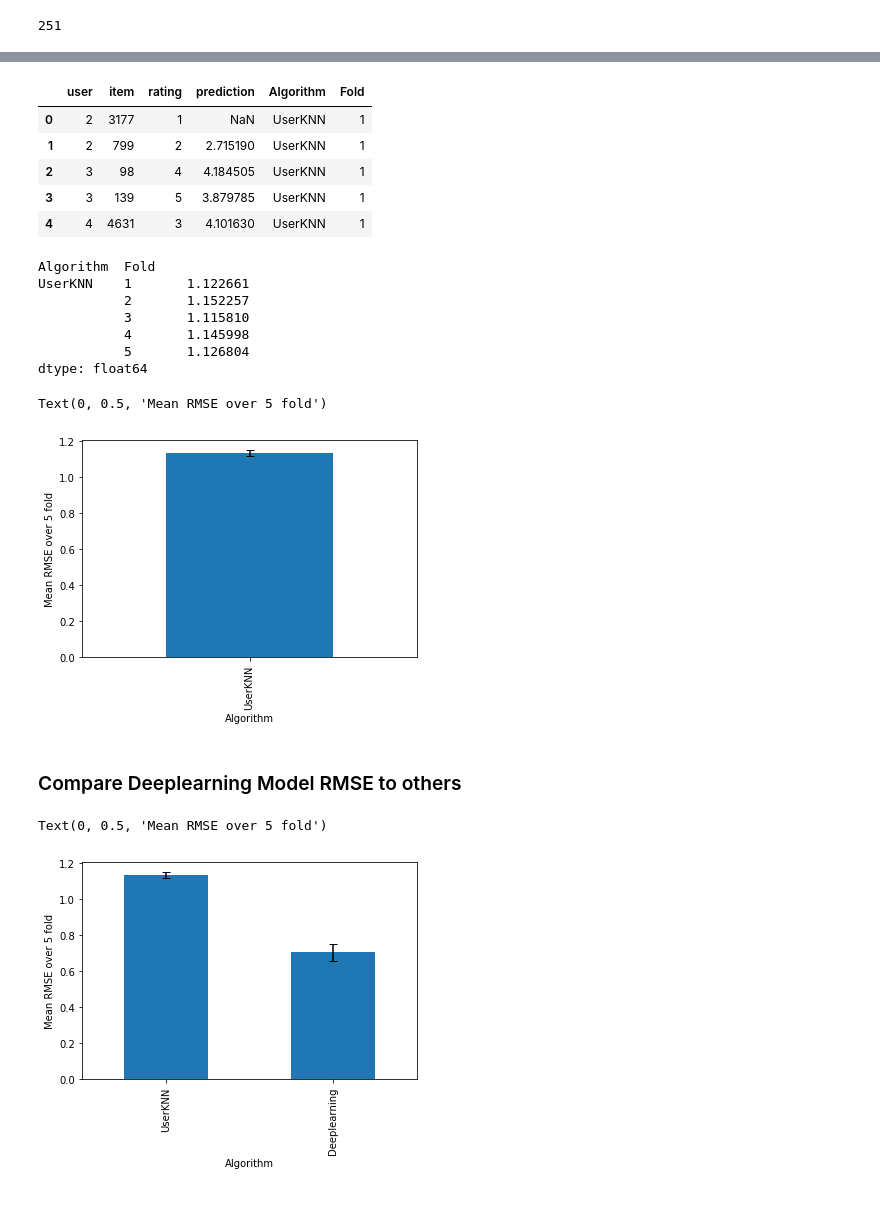
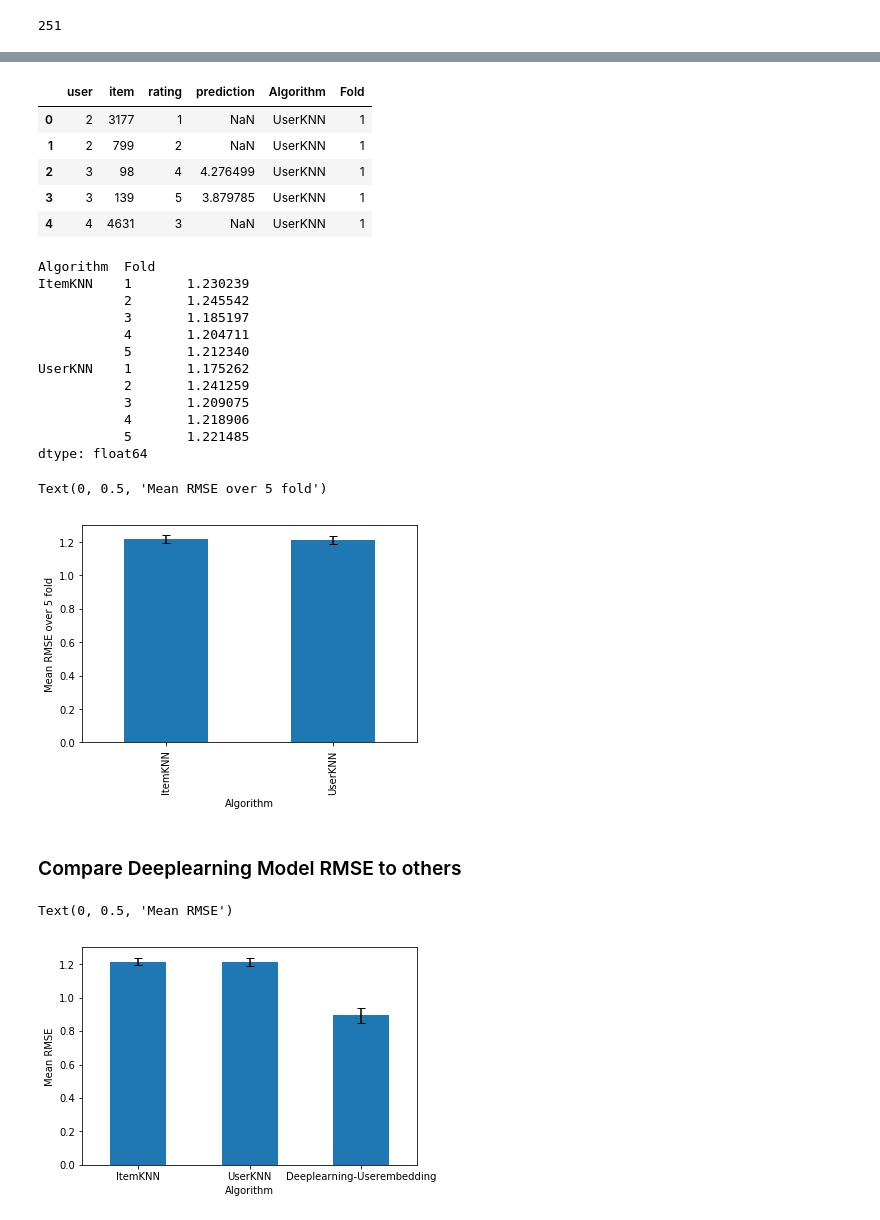
Before and after one commit to ordosnb/Deeplearning-Neural-Network-based-Recommendation-System, a Jupyter notebook: UserEmbedding.ipynb, the cells around one changed output, grey strips where cells are left out. Drawn from its saved outputs; the diff is of its cells as text; code cells hidden in the pictures.

```diff
--- a/UserEmbedding.ipynb
+++ b/UserEmbedding.ipynb
@@ -196,4 +195,4 @@ dense_4 = keras.layers.Dense(20,name='FullyConnected-3', activation='relu')(dens
 result = keras.layers.Dense(1, activation='relu',name='Activation')(dense_4)
 adam = Adam(lr=0.005)
 model = keras.Model([user_input, bs_input], result)
-model.compile(optimizer=adam,loss= 'mean_absolute_error', metrics=['accuracy'])
+model.compile(optimizer=adam,loss= 'mean_squared_error', metrics=[km.precision(), km.recall()])
@@ -233,3 +223,3 @@ ________________________________________________________________________________
 # %%
-Userembedding = model.fit([trainkeras['idxuserId'], trainkeras['idxitemId']], trainkeras['Rating'], epochs=5, verbose=1)
+Userembedding = model.fit([user_df['idxuserId'], user_df['idxitemId']], user_df['Rating'],validation_split=0.1, epochs=50, verbose=1)
 # %% [output]
@@ -442,3 +430,6 @@ ratings_df.columns = ('user', 'item', 'rating')
 len(ratings_df[ratings_df['user']==521]['item'].unique())
 # %% [output]
 251
+# %%
+ratings_df = ratings_df.drop_duplicates(subset = ['user','item'],keep ='first')
+ratings_df.head()
@@ -498,20 +498,25 @@ all_preds.head()
 # %% [output]
 |  | user | item | rating | prediction | Algorithm | Fold |
 | 0 | 2 | 3177 | 1 | NaN | UserKNN | 1 |
-| 1 | 2 | 799 | 2 | 2.715190 | UserKNN | 1 |
-| 2 | 3 | 98 | 4 | 4.184505 | UserKNN | 1 |
+| 1 | 2 | 799 | 2 | NaN | UserKNN | 1 |
+| 2 | 3 | 98 | 4 | 4.276499 | UserKNN | 1 |
 | 3 | 3 | 139 | 5 | 3.879785 | UserKNN | 1 |
-| 4 | 4 | 4631 | 3 | 4.101630 | UserKNN | 1 |
+| 4 | 4 | 4631 | 3 | NaN | UserKNN | 1 |
 # %%
 Algo_rmse = all_preds.groupby(['Algorithm','Fold']).apply(lambda all_preds: rmse(all_preds.prediction, all_preds.rating))
 Algo_rmse
 # %% [output]
 Algorithm  Fold
-UserKNN    1       1.122661
-           2       1.152257
-           3       1.115810
-           4       1.145998
-           5       1.126804
+ItemKNN    1       1.230239
+           2       1.245542
+           3       1.185197
+           4       1.204711
+           5       1.212340
+UserKNN    1       1.175262
+           2       1.241259
+           3       1.209075
+           4       1.218906
+           5       1.221485
 dtype: float64
 # %%
 
@@ -520,16 +525,16 @@ mean_std['mean'].plot.bar(yerr=mean_std['std'], capsize=4).set_ylabel('Mean RMSE
 #plt.ylabel('Mean RMSE over 5 fold')
 # %% [output]
 Text(0, 0.5, 'Mean RMSE over 5 fold')
-[figure, old version]
+[figure, new version]
 # %% [markdown]
 ### Compare Deeplearning Model RMSE to others
 # %%
 
-mean_std.loc['Deeplearning'] = [0.704,0.049]#[Embedding_loss.mean().item(),float(np.std(Embedding_loss).values)]
-mean_std['mean'].plot.bar(yerr=mean_std['std'], capsize=4).set_ylabel('Mean RMSE over 5 fold')
+mean_std.loc['Deeplearning-Userembedding']=[Embedding_loss.mean().item(),float(np.std(Embedding_loss).values)]
+mean_std['mean'].plot.bar(yerr=mean_std['std'], rot=0,capsize=4).set_ylabel('Mean RMSE')
 # %% [output]
-Text(0, 0.5, 'Mean RMSE over 5 fold')
+Text(0, 0.5, 'Mean RMSE')
-[figure, old version]
+[figure, new version]
 # %%
 np.random.seed(20190317)
 algo_names = list(('UserKNN', 'ItemKNN'))
```
Also changed, not shown: parts of 24 cells of this notebook.
